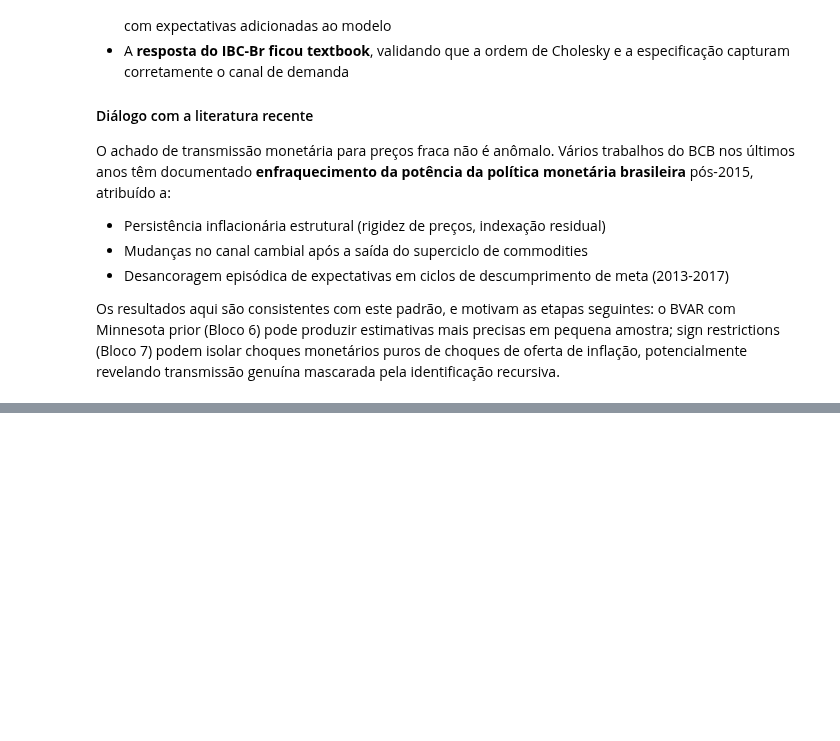
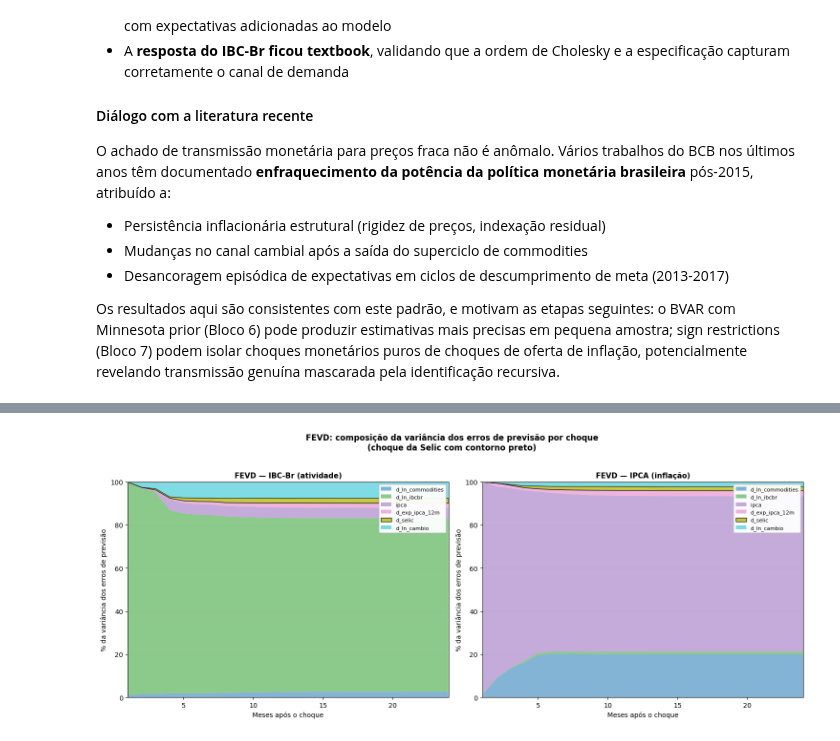
Before and after one commit to lDelmondes/politica-monetaria-br, a Jupyter notebook: notebooks/05_var_baseline.ipynb, the cells around one changed output, grey strips where cells are left out. Drawn from its saved outputs; the diff is of its cells as text; code cells hidden in the pictures; blank space fills up the shorter version.

Commit message:
Adiciona FEVD

```diff
--- a/notebooks/05_var_baseline.ipynb
+++ b/notebooks/05_var_baseline.ipynb
@@ -2226,0 +2305,11 @@ recursiva.
+# %%
+def h_para_idx(h):
+    """
+    Converte horizonte (1-based, como na notação econométrica) para índice
+    do array fevd (0-based).
+    Ex.: h=1 → idx=0; h=24 → idx=23.
+    Valida que h está no intervalo válido.
+    """
+    if not (1 <= h <= HORIZONTE_FEVD):
+        raise ValueError(f"h deve estar entre 1 e {HORIZONTE_FEVD}, recebeu {h}")
+    return h - 1
@@ -2226,0 +2537,51 @@ recursiva.
+# %%
+# =============================================================================
+# Visualização: barras empilhadas
+# =============================================================================
+
+fig, axes = plt.subplots(1, 2, figsize=(15, 6))
+
+cores = plt.cm.tab10(np.linspace(0, 1, K))
+# Eixo x agora é 1-based, indo de h=1 a h=24
+horizonte_x = np.arange(1, HORIZONTE_FEVD + 1)
+
+for ax_idx, (i_resp, nome_resp) in enumerate(
+    [(idx_ibcbr_resp, 'IBC-Br (atividade)'),
+     (idx_ipca_resp, 'IPCA (inflação)')]
+):
+    ax = axes[ax_idx]
+    bottom = np.zeros(HORIZONTE_FEVD)
+
+    for j_choque, nome_choque in enumerate(nomes_vars):
+        contribuicao = fevd_array[i_resp, :, j_choque] * 100
+        eh_selic = (nome_choque == 'd_selic')
+
+        ax.fill_between(
+            horizonte_x, bottom, bottom + contribuicao,
+            color=cores[j_choque],
+            alpha=0.85 if eh_selic else 0.55,
+            label=nome_choque,
+            edgecolor='black' if eh_selic else 'none',
+            linewidth=1.0 if eh_selic else 0,
+        )
+        bottom += contribuicao
+
+    ax.set_title(f'FEVD — {nome_resp}', fontsize=11, fontweight='bold')
+    ax.set_xlabel('Meses após o choque')
+    ax.set_ylabel('% da variância dos erros de previsão')
+    ax.set_ylim(0, 100)
+    ax.set_xlim(1, HORIZONTE_FEVD)
+    ax.grid(True, alpha=0.3, axis='y')
+    ax.legend(loc='upper right', fontsize=8, framealpha=0.95)
+
+plt.suptitle(
+    'FEVD: composição da variância dos erros de previsão por choque\n'
+    '(choque da Selic com contorno preto)',
+    fontsize=12, fontweight='bold', y=1.02
+)
+plt.tight_layout()
+plt.savefig('../outputs/figures/08_fevd_ibcbr_ipca.png',
+            dpi=120, bbox_inches='tight')
+plt.show()
+# %% [output]
+[figure, added]
```
Also changed, not shown: parts of 6 cells of this notebook, 1 other file.
